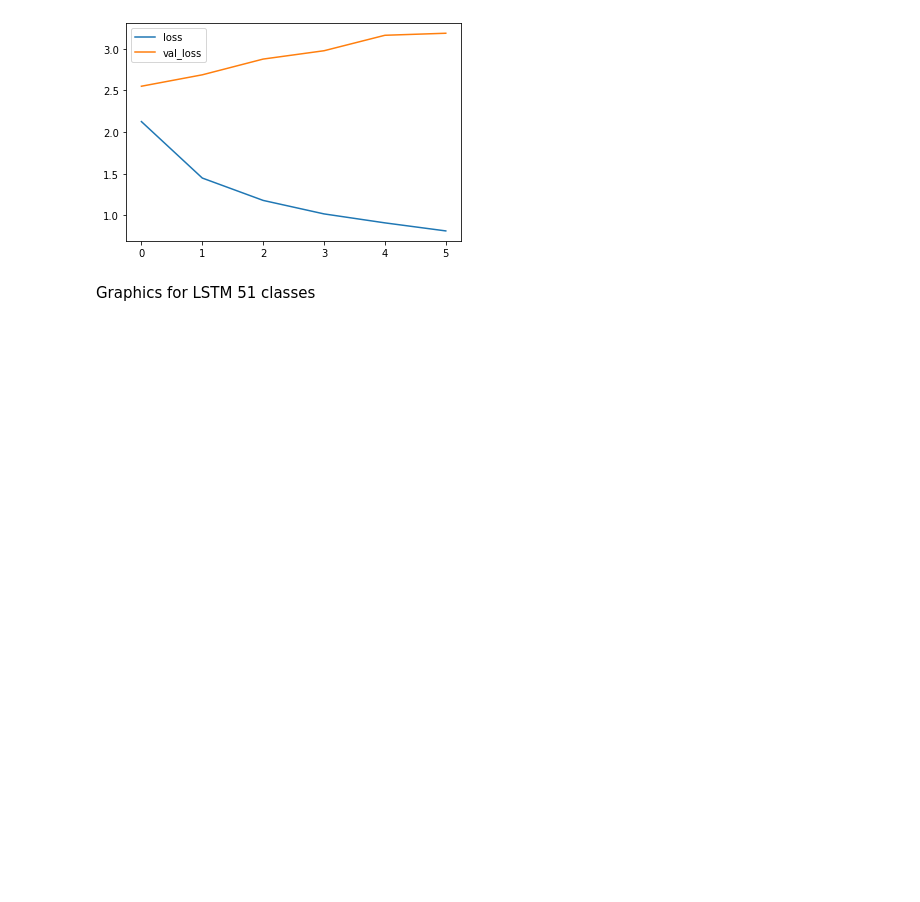
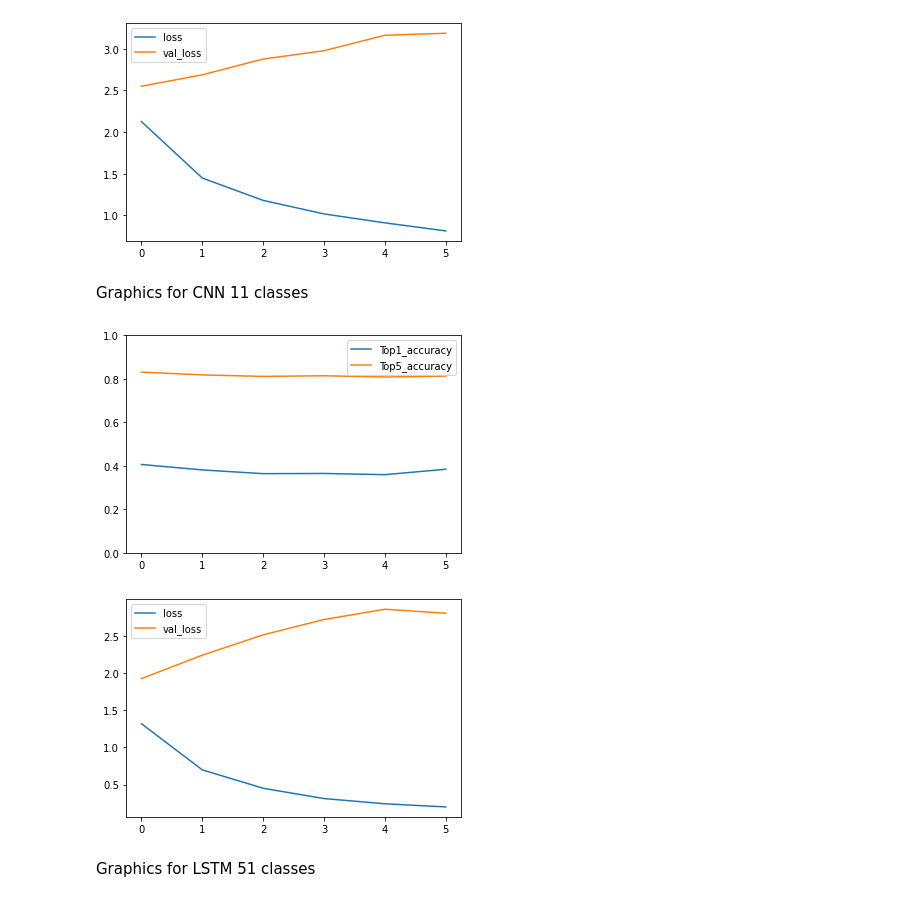
Before and after one commit to dalonm03/TFG, a Jupyter notebook: src/tfg.ipynb, the cells around one changed output. Saved outputs shown, nothing was run; the diff lists cells and outputs as text; code cells hidden in the pictures; blank space fills up the shorter version.

```diff
--- a/src/tfg.ipynb
+++ b/src/tfg.ipynb
@@ -696,6 +719,13 @@ get_graphics('fnRkS1jzQeSnxy0C3jawsA')
 # %% [output]
 [figure]
 [figure]
+# %% [markdown]
+Graphics for CNN 11 classes
+# %%
+get_graphics("t9h4RejaSoCqAPn81szmqQ")
+# %% [output]
+[figure, added]
+[figure, added]
 # %% [markdown]
 Graphics for LSTM 51 classes
 # %%
```
Also changed, not shown: parts of 21 cells of this notebook.
